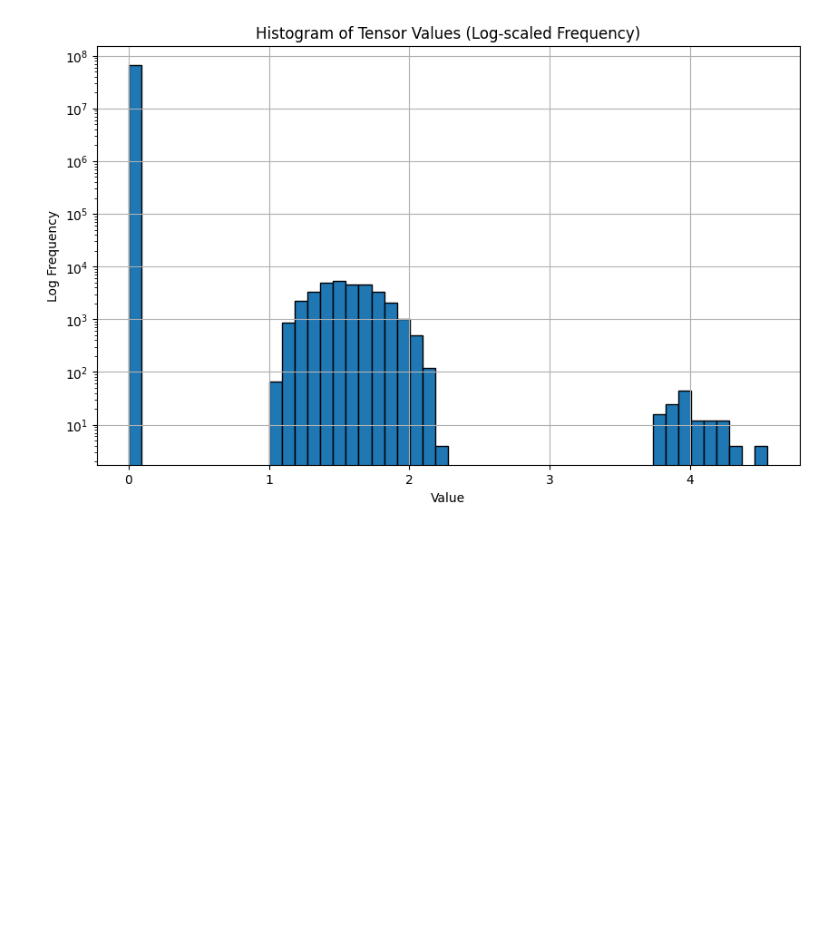
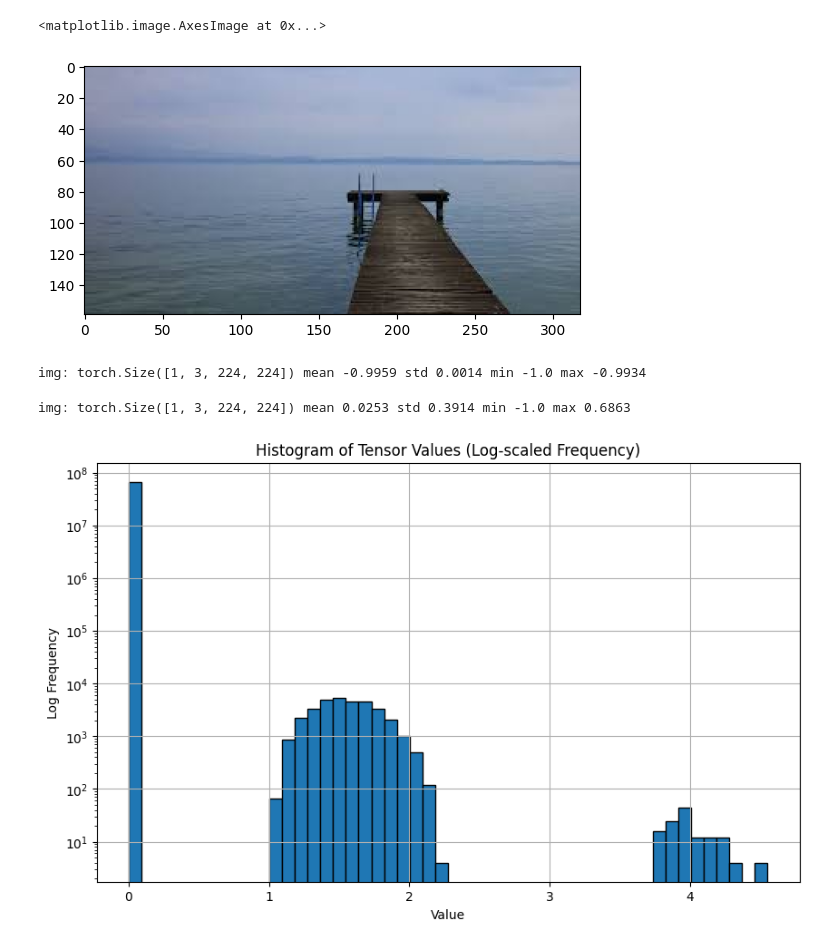
Before and after one commit to Lewington-pitsos/vitsae, a Jupyter notebook: scripts/pad.ipynb, the cells around one changed output. Cells and saved outputs as stored; diff of their text form; code cells hidden in the pictures; blank space fills up the shorter version.

```diff
--- a/scripts/pad.ipynb
+++ b/scripts/pad.ipynb
@@ -0,0 +25,5 @@
+# %%
+plt.imshow(it2.permute(1, 2, 0))
+# %% [output]
+<matplotlib.image.AxesImage at 0x...>
+[figure, added]
@@ -0,0 +32,4 @@
+# %%
+print('img:', q.pixel_values.shape, 'mean', round(q.pixel_values.mean().item(), 4), 'std', round(q.pixel_values.std().item(), 4), 'min', round(q.pixel_values.min().item(), 4), 'max', round(q.pixel_values.max().item(), 4))
+# %% [output]
+img: torch.Size([1, 3, 224, 224]) mean -0.9959 std 0.0014 min -1.0 max -0.9934
@@ -1,3 +38,7 @@
+# %%
+print('img:', q.pixel_values.shape, 'mean', round(q.pixel_values.mean().item(), 4), 'std', round(q.pixel_values.std().item(), 4), 'min', round(q.pixel_values.min().item(), 4), 'max', round(q.pixel_values.max().item(), 4))
+# %% [output]
+img: torch.Size([1, 3, 224, 224]) mean 0.0253 std 0.3914 min -1.0 max 0.6863
 # %%
 import json
 import matplotlib.pyplot as plt
```
Also changed, not shown: parts of 6 cells of this notebook.
